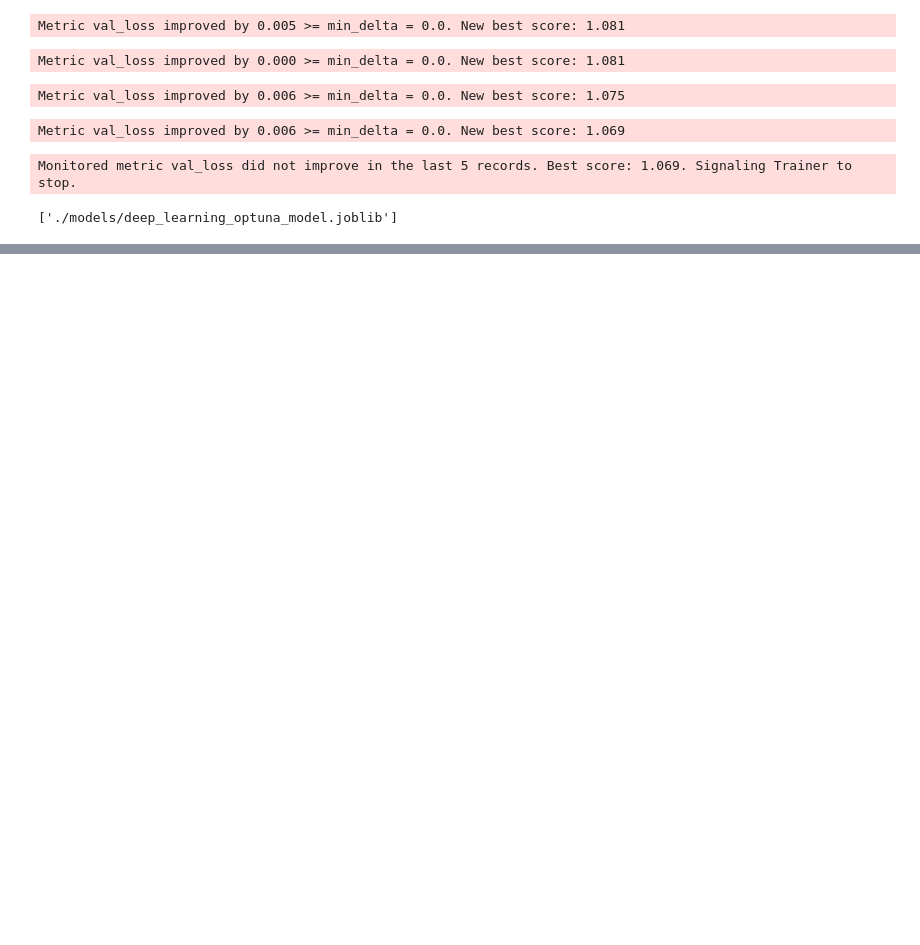
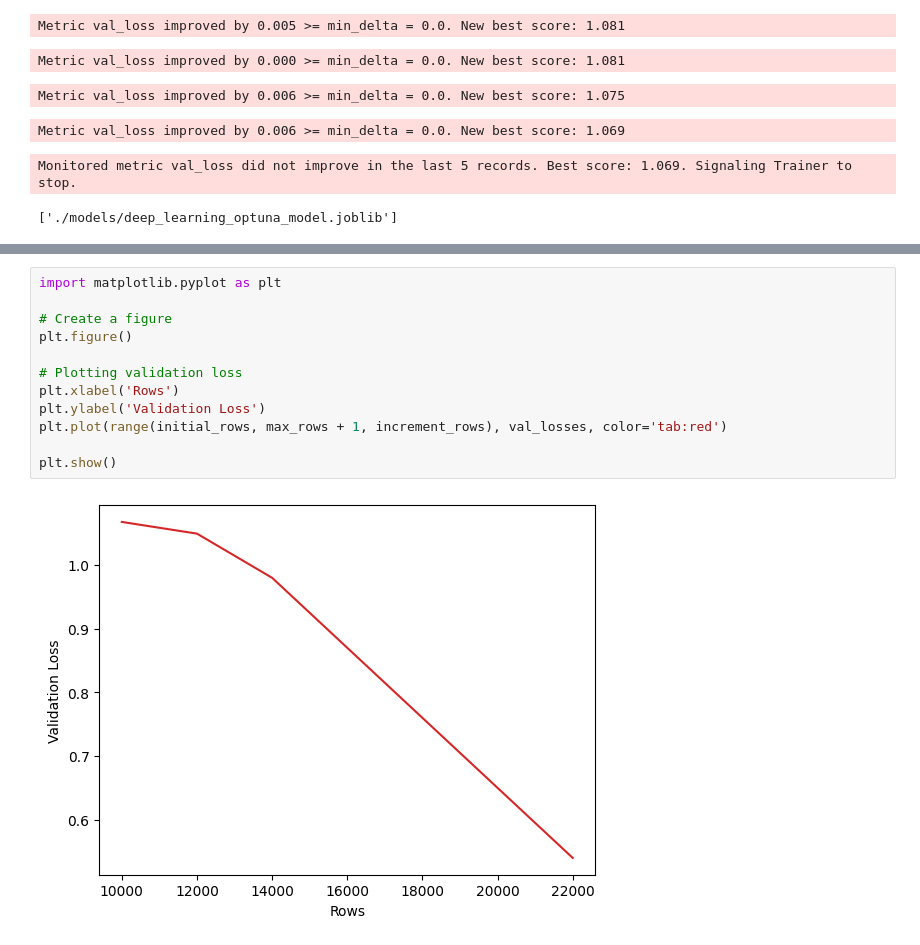
Before and after one commit to McGill-MMA-EnterpriseAnalytics/Spotify-Music, a Jupyter notebook: src/models/modeling.ipynb, the cells around one changed output, grey strips where cells are left out. Drawn from its saved outputs; the diff is of its cells as text; blank space fills up the shorter version.

```diff
--- a/src/models/modeling.ipynb
+++ b/src/models/modeling.ipynb
@@ -415,0 +781,14 @@ Monitored metric val_loss did not improve in the last 5 records. Best score: 1.0
+# %%
+import matplotlib.pyplot as plt
+
+# Create a figure
+plt.figure()
+
+# Plotting validation loss
+plt.xlabel('Rows')
+plt.ylabel('Validation Loss')
+plt.plot(range(initial_rows, max_rows + 1, increment_rows), val_losses, color='tab:red')
+
+plt.show()
+# %% [output]
+[figure, added]
```
Also changed, not shown: parts of 12 cells of this notebook, 53 other files.
